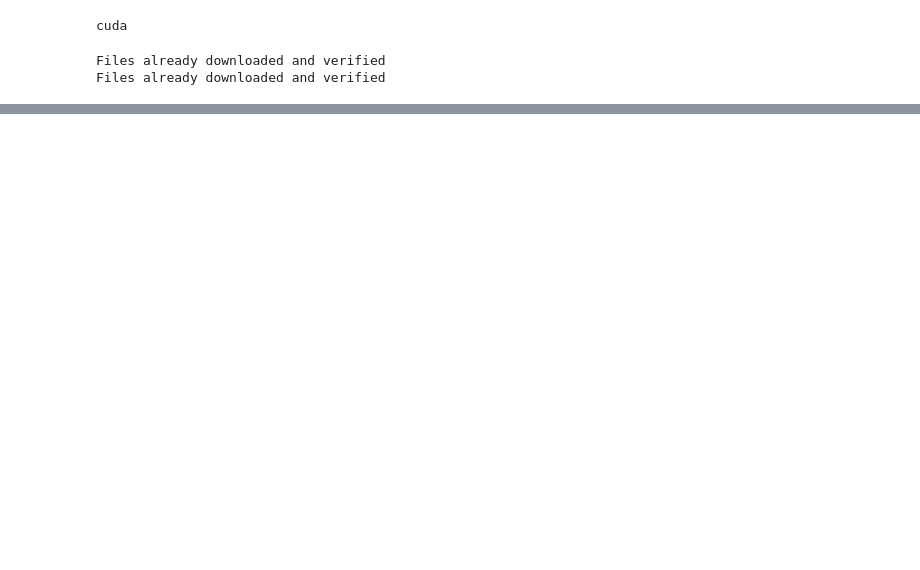
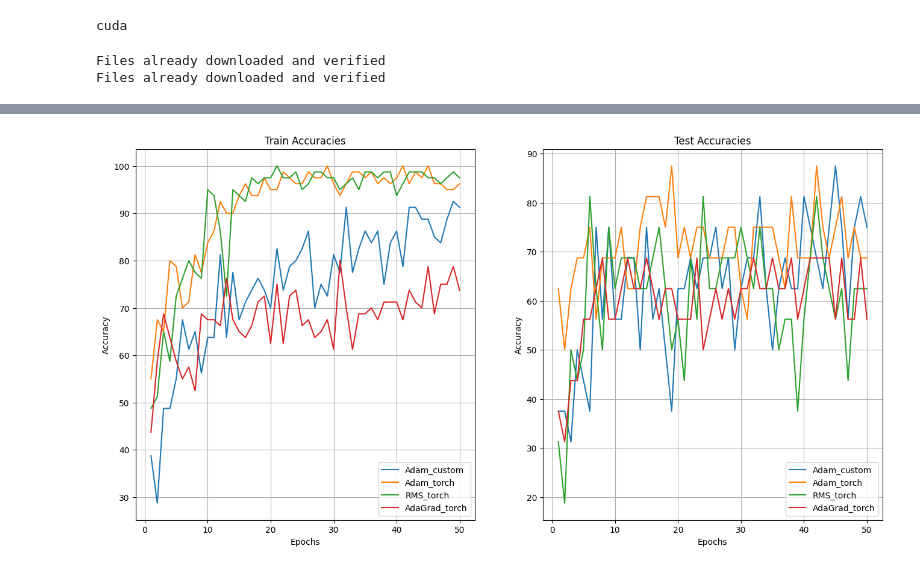
Before and after one commit to Shubh-Goyal-07/DLProject, a Jupyter notebook: experiments/models/cifar10_adam_cnn.ipynb, the cells around one changed output, grey strips where cells are left out. Cells and saved outputs as stored; diff of their text form; code cells hidden in the pictures; blank space fills up the shorter version.

```diff
--- a/experiments/models/cifar10_adam_cnn.ipynb
+++ b/experiments/models/cifar10_adam_cnn.ipynb
@@ -130,0 +135,4 @@ loss_dict['Adam (Pytorch)'] = trainer.train_loss
+# %%
+trainer.plot_acc_graphs()
+# %% [output]
+[figure, added]
```
Also changed, not shown: parts of 8 cells of this notebook, 10 other files.
